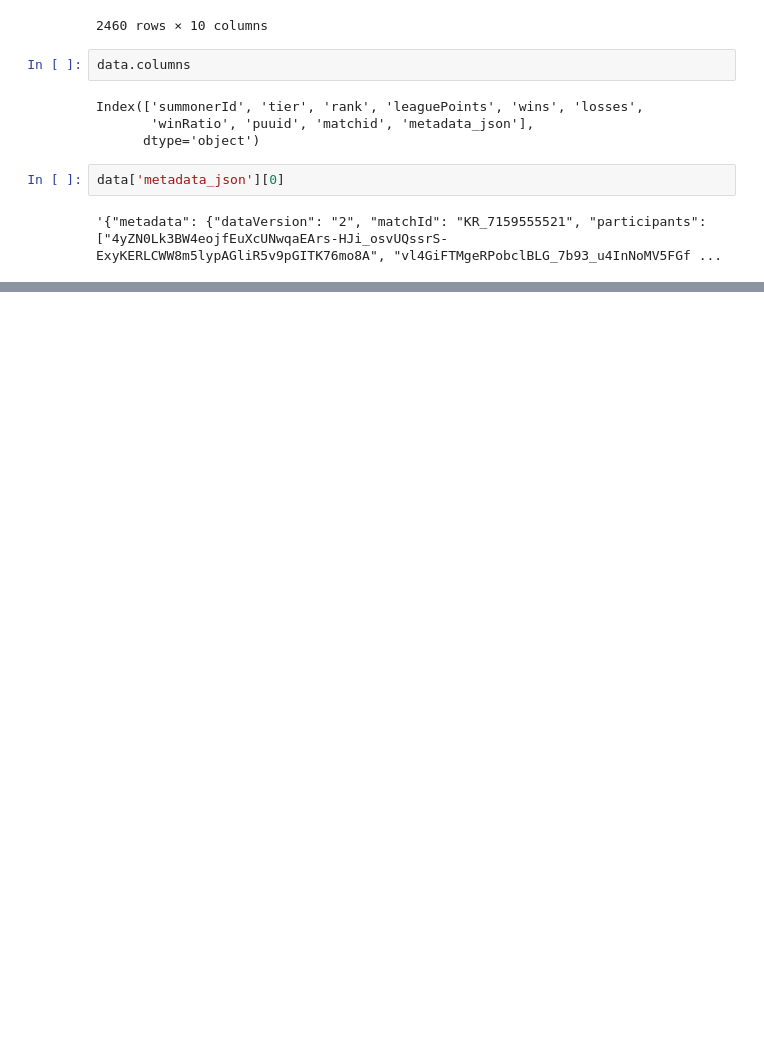
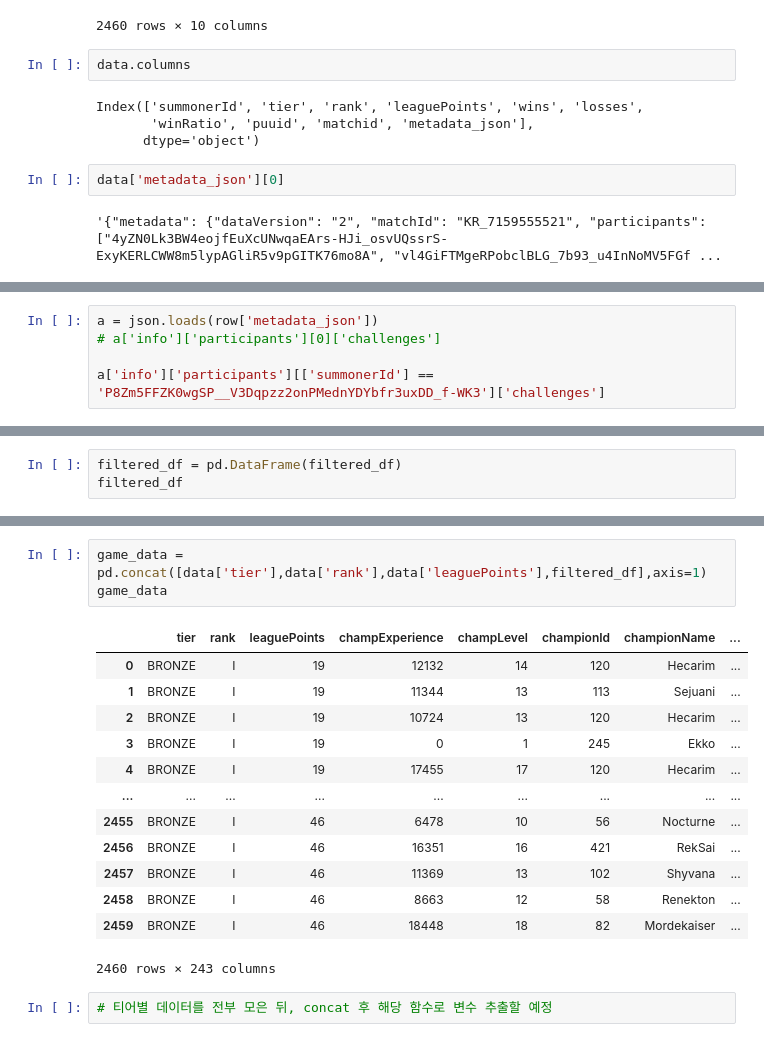
Before and after one commit to YangJiWoong96/LOL_Data_Analysis, a Jupyter notebook: JSON preprocessing.ipynb, the cells around one changed output, grey strips where cells are left out. Saved outputs shown, nothing was run; the diff lists cells and outputs as text; blank space fills up the shorter version.

```diff
--- a/JSON preprocessing.ipynb
+++ b/JSON preprocessing.ipynb
@@ -157,0 +116,5 @@ print(filtered_df)
+# %%
+a = json.loads(row['metadata_json'])
+# a['info']['participants'][0]['challenges']
+
+a['info']['participants'][['summonerId'] == 'P8Zm5FFZK0wgSP__V3Dqpzz2onPMednYDYbfr3uxDD_f-WK3']['challenges']
@@ -157,0 +439,3 @@ print(filtered_df)
+# %%
+filtered_df = pd.DataFrame(filtered_df)
+filtered_df
@@ -157,0 +468,19 @@ print(filtered_df)
+# %%
+game_data = pd.concat([data['tier'],data['rank'],data['leaguePoints'],filtered_df],axis=1)
+game_data
+# %% [output]
+|  | tier | rank | leaguePoints | champExperience | champLevel | championId | championName | ... |
+| 0 | BRONZE | I | 19 | 12132 | 14 | 120 | Hecarim | ... |
+| 1 | BRONZE | I | 19 | 11344 | 13 | 113 | Sejuani | ... |
+| 2 | BRONZE | I | 19 | 10724 | 13 | 120 | Hecarim | ... |
+| 3 | BRONZE | I | 19 | 0 | 1 | 245 | Ekko | ... |
+| 4 | BRONZE | I | 19 | 17455 | 17 | 120 | Hecarim | ... |
+| ... | ... | ... | ... | ... | ... | ... | ... | ... |
+| 2455 | BRONZE | I | 46 | 6478 | 10 | 56 | Nocturne | ... |
+| 2456 | BRONZE | I | 46 | 16351 | 16 | 421 | RekSai | ... |
+| 2457 | BRONZE | I | 46 | 11369 | 13 | 102 | Shyvana | ... |
+| 2458 | BRONZE | I | 46 | 8663 | 12 | 58 | Renekton | ... |
+| 2459 | BRONZE | I | 46 | 18448 | 18 | 82 | Mordekaiser | ... |
+2460 rows × 243 columns
+# %%
+# 티어별 데이터를 전부 모은 뒤, concat 후 해당 함수로 변수 추출할 예정
```
Also changed, not shown: parts of 12 cells of this notebook.
